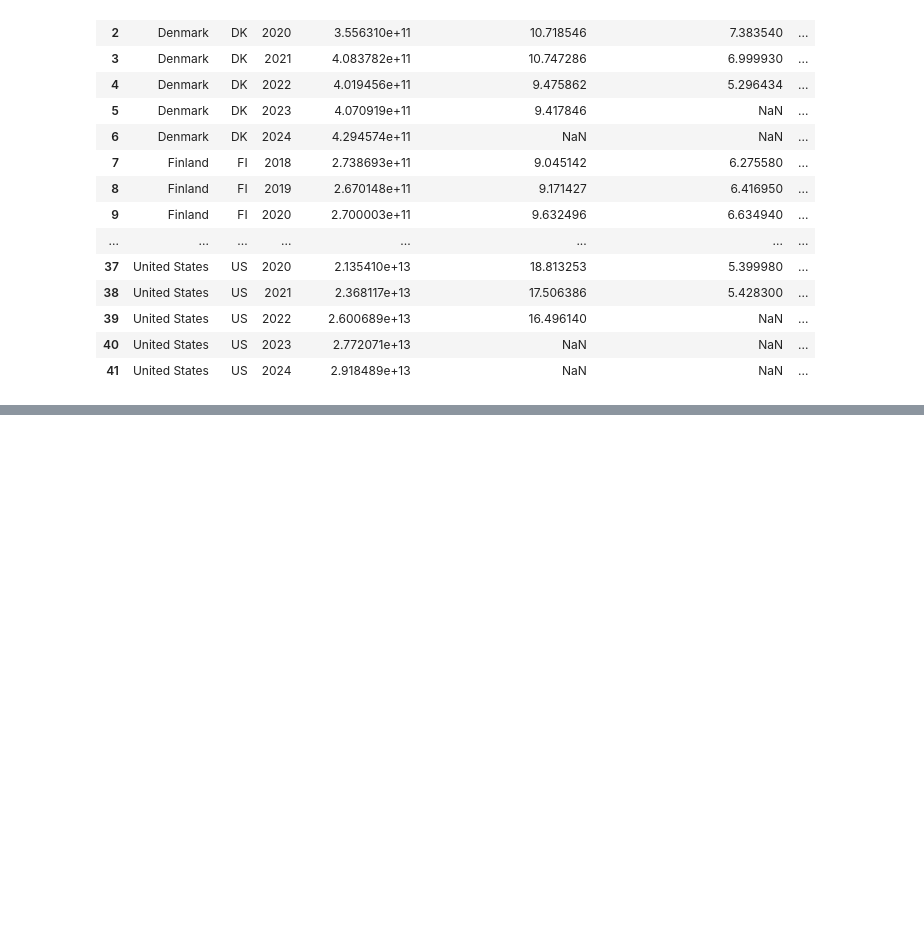
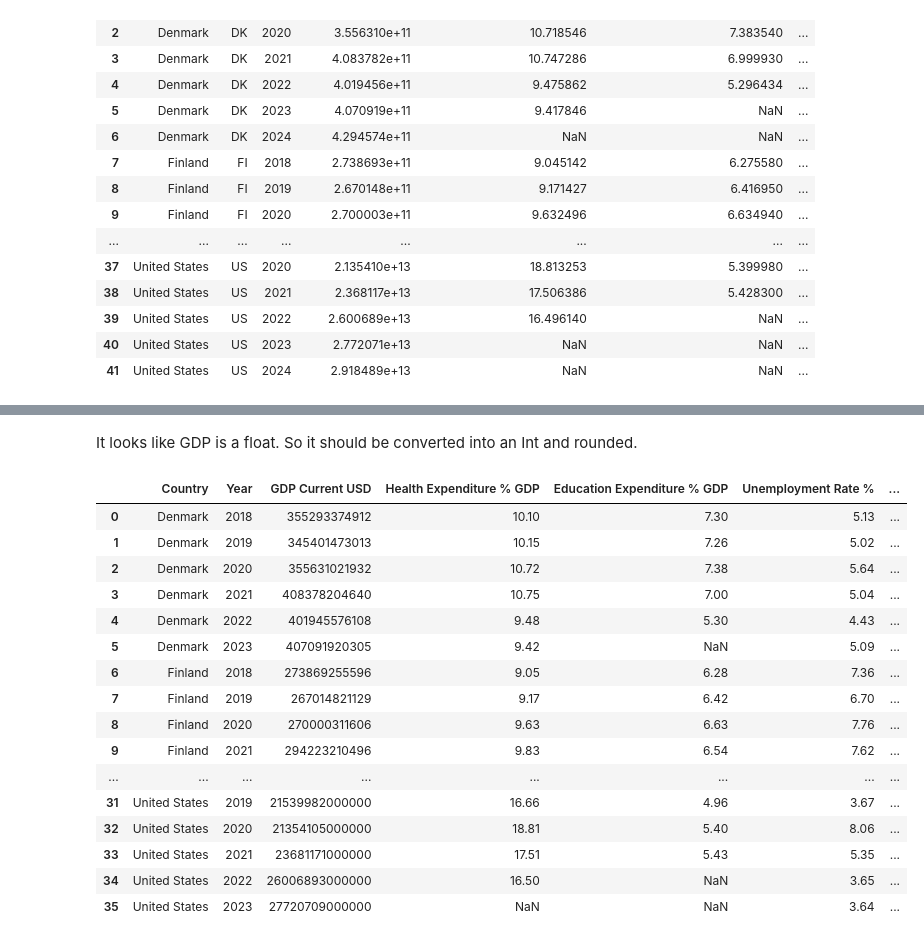
Before and after one commit to LSE-ME204/me204-2025-project-jayden, a Jupyter notebook: notebooks/NB02-data-processing.ipynb, the cells around one changed output, grey strips where cells are left out. Drawn from its saved outputs; the diff is of its cells as text; code cells hidden in the pictures; blank space fills up the shorter version.

Commit message:
Cleaned and processed the World Bank data and converted it into a Dataframe

```diff
--- a/notebooks/NB02-data-processing.ipynb
+++ b/notebooks/NB02-data-processing.ipynb
@@ -72,0 +85,25 @@ df_full
+# %%
+# Round all numeric columns to 2 decimal places
+df_full = df_full.round(2)
+
+# Format the 'GDP_Current_USD' column without scientific notation using list comprehension
+# Created a new list called 'formatted_gdp', and for each value in the 'GDP_Current_USD' column, format it to:
+#   - include commas for thousands
+#   - show exactly two decimal places
+# If the value is null, keep it as None
+# This ensures that GDP values are more readable and consistent instead of being in scientific notation
+formatted_gdp = [
+    float(val) if pd.notnull(val) else None
+    # Formatted string
+    for val in df_full["GDP_Current_USD"].values
+    # Looping through all values in GDP
+]
+df_full["GDP_Current_USD"] = formatted_gdp
+
+# Remove all rows where the 'year' column equals 2024
+# This filters a lot of null values out
+df_full = df_full[df_full['year'] < 2024].reset_index(drop=True)
+
+df_full = df_full.drop('iso3', axis = 1)
+
+df_full.head()
@@ -72,0 +117,9 @@ df_full
+# %%
+# Reformat column names to improve readability
+# Made country and year have the correct uppercase titles
+df_full = df_full.rename(columns={"country": "Country"})
+df_full = df_full.rename(columns={"year": "Year"})
+
+# Replace all underscores "_" with spaces " " across all column headers
+df_full.columns = [col.replace('_', ' ') for col in df_full.columns]
+df_full.head()
@@ -72,0 +155,29 @@ df_full
+# %% [markdown]
+It looks like GDP is a float. So it should be converted into an Int and rounded.
+# %%
+# Rounded 'Population_Total' to whole numbers by converting to integer
+# Used pd.Series.round(0) and then converted it to int to remove decimals cleanly
+df_full['Population Total'] = df_full['Population Total'].round(0).astype('Int64')
+
+# Used the same logic
+df_full['GDP Current USD'] = df_full['GDP Current USD'].round(0).astype('Int64')
+
+df_full
+# %% [output]
+|  | Country | Year | GDP Current USD | Health Expenditure % GDP | Education Expenditure % GDP | Unemployment Rate % | ... |
+| 0 | Denmark | 2018 | 355293374912 | 10.10 | 7.30 | 5.13 | ... |
+| 1 | Denmark | 2019 | 345401473013 | 10.15 | 7.26 | 5.02 | ... |
+| 2 | Denmark | 2020 | 355631021932 | 10.72 | 7.38 | 5.64 | ... |
+| 3 | Denmark | 2021 | 408378204640 | 10.75 | 7.00 | 5.04 | ... |
+| 4 | Denmark | 2022 | 401945576108 | 9.48 | 5.30 | 4.43 | ... |
+| 5 | Denmark | 2023 | 407091920305 | 9.42 | NaN | 5.09 | ... |
+| 6 | Finland | 2018 | 273869255596 | 9.05 | 6.28 | 7.36 | ... |
+| 7 | Finland | 2019 | 267014821129 | 9.17 | 6.42 | 6.70 | ... |
+| 8 | Finland | 2020 | 270000311606 | 9.63 | 6.63 | 7.76 | ... |
+| 9 | Finland | 2021 | 294223210496 | 9.83 | 6.54 | 7.62 | ... |
+| ... | ... | ... | ... | ... | ... | ... | ... |
+| 31 | United States | 2019 | 21539982000000 | 16.66 | 4.96 | 3.67 | ... |
+| 32 | United States | 2020 | 21354105000000 | 18.81 | 5.40 | 8.06 | ... |
+| 33 | United States | 2021 | 23681171000000 | 17.51 | 5.43 | 5.35 | ... |
+| 34 | United States | 2022 | 26006893000000 | 16.50 | NaN | 3.65 | ... |
+| 35 | United States | 2023 | 27720709000000 | NaN | NaN | 3.64 | ... |
```
Also changed, not shown: parts of 17 cells of this notebook, 2 other files.
